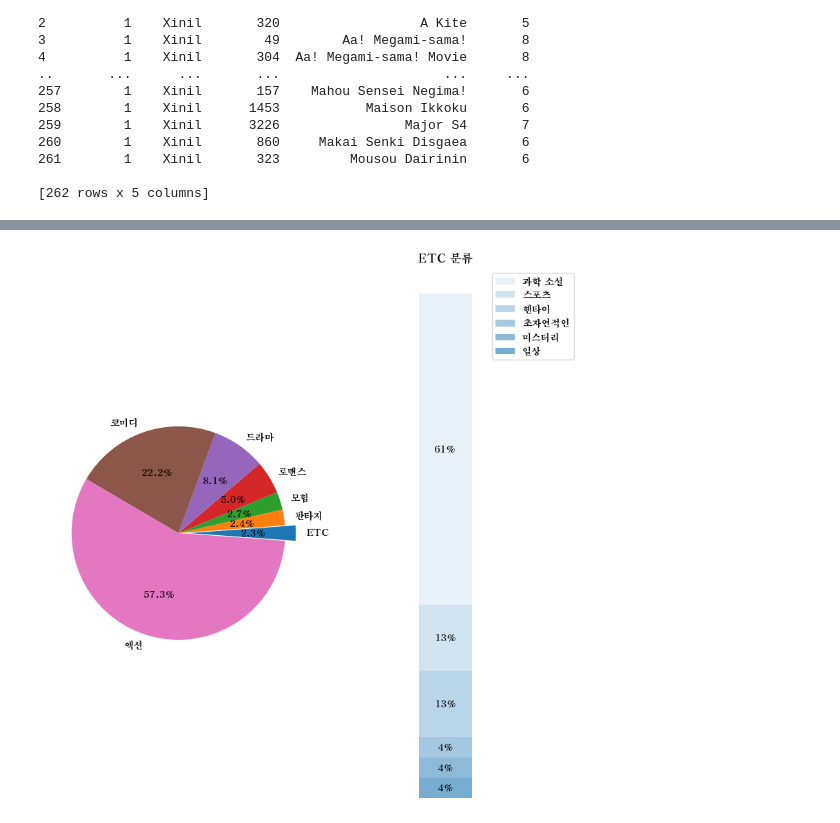
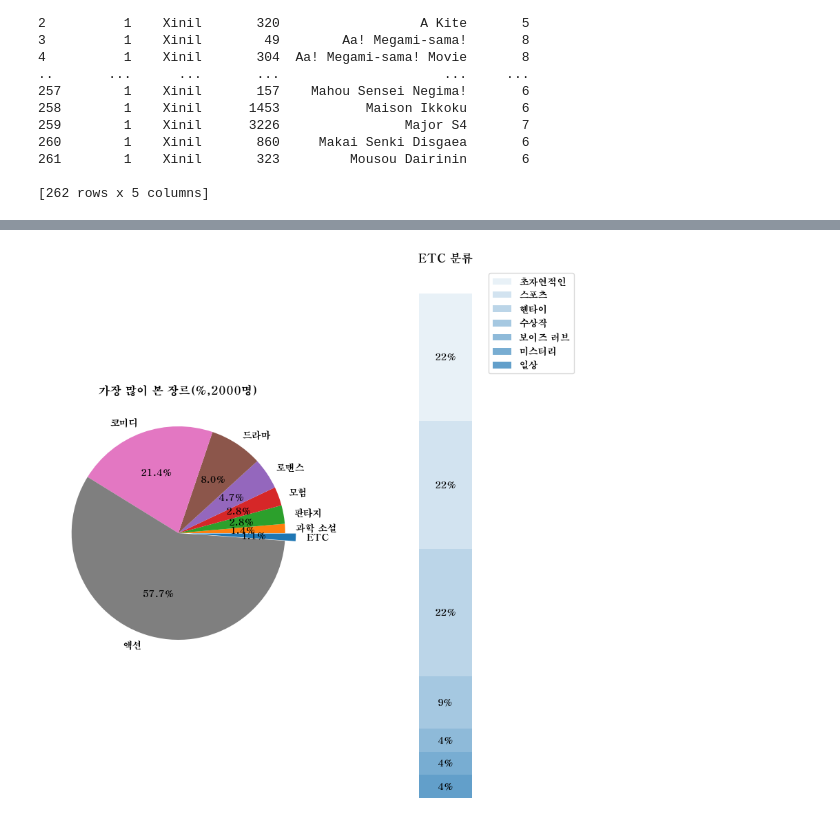
Before and after one commit to KDT-Pandas-Visualization-Project/Pandas_Matlab_Project, a Jupyter notebook: analysis(noah_3).ipynb, the cells around one changed output, grey strips where cells are left out. Cells and saved outputs as stored; diff of their text form; code cells hidden in the pictures.

```diff
--- a/analysis(noah_3).ipynb
+++ b/analysis(noah_3).ipynb
@@ -107,0 +99,4 @@ plt.show()
+# %%
+age_high=age_result.sort_values().tail(2)
+age_low=age_result.sort_values().head(4)
+age_high, age_low
@@ -107,0 +112,18 @@ plt.show()
+# %%
+plt.subplot(2,1,1)
+x=age_high.index
+y=age_high.values
+plt.barh(x,y,0.25, label=y)
+for i, value in enumerate(y):
+    plt.text(value - 2000, i, str(value), ha='center', va='center', color='w')
+
+plt.subplot(2,1,2)
+x=age_low.index
+y=age_low.values
+plt.barh(x,y,0.25, label=y)
+for i, value in enumerate(y):
+    if i!=3 : plt.text(value + 10, i, str(value), ha='center', va='center', color='k')
+    else :  plt.text(value - 10, i, str(value), ha='center', va='center', color='w')
+
+
+plt.show()
@@ -127,11 +171,11 @@ print(d.user_score[d.user_score["Username"]==result["Username"][0]])
 [262 rows x 5 columns]
 # %%
 total_dict=dict()
-for idx in range(1000):
-    watched_anime_list=list(d.user_score[d.user_score["Username"]==result["Username"][idx]]["anime_id"]) # Xinil이 본 애니메이션 anime_id목록
+for idx in range(2000):
+    # 각 유저들이 본 애니메이션 anime_id목록
     genre_set=dict()
-    for i in watched_anime_list :
-        watched_genre = list(d.anime[["anime_id","Genres","Rating"]][d.anime["anime_id"]==i]["Genres"].str.split(", "))
+    for i in tuple(d.user_score[d.user_score["Username"]==result["Username"][idx]]["anime_id"]) :
+        watched_genre = tuple(d.anime[["anime_id","Genres","Rating"]][d.anime["anime_id"]==i]["Genres"].str.split(", "))
         for j in watched_genre[0]:
             if j not in genre_set :
                 genre_set.setdefault(j ,1)
@@ -208,5 +274,6 @@ Name: count, dtype: float64
 # %%
 p0["ETC"]=0.023
 p0=p0.sort_values()
-p1=p0.tail(7)
-p2=round(p0/0.023,2).head(6)
+p1=p0.tail(8)
+p2=round(p0/0.023,2).head(7)
+p1,p2
@@ -220,37 +305,37 @@ fig.subplots_adjust(wspace=0)
 # pie chart parameters
 overall_ratios = list(p1.values)#[.27, .56, .17]
 labels = list(p1.index) #['Approve', 'Disapprove', 'Undecided']
-explode = [0.1, 0, 0, 0, 0, 0, 0]
+explode = [0.1, 0, 0, 0, 0, 0, 0,0]
 # rotate so that first wedge is split by the x-axis
 angle = -180 * overall_ratios[0]
 wedges, *_ = ax1.pie(overall_ratios, autopct='%1.1f%%', startangle=angle,
                      labels=labels, explode=explode)
-
+ax1.set_title("가장 많이 본 장르(%,2000명)")
 # bar chart parameters
 age_ratios = list(p2.values)  #[.33, .54, .07, .06]
 age_labels = list(p2.index)  #['Under 35', '35-49', '50-65', 'Over 65']
 bottom = 1
 width = .2
 
 # Adding from the top matches the legend.
 for j, (height, label) in enumerate(reversed([*zip(age_ratios, age_labels)])):
     bottom -= height
     bc = ax2.bar(0, height, width, bottom=bottom, color='C0', label=label,
                  alpha=0.1 + 0.1 * j)
     ax2.bar_label(bc, labels=[f"{height:.0%}"], label_type='center')
 
 ax2.set_title('ETC 분류')
 ax2.legend()
 ax2.axis('off')
 ax2.set_xlim(- 2.5 * width, 2.5 * width)
 
 # use ConnectionPatch to draw lines between the two plots
 theta1, theta2 = wedges[0].theta1, wedges[0].theta2
 center, r = wedges[0].center, wedges[0].r
 bar_height = sum(age_ratios)
 
 
 
 plt.show()
 # %% [output]
-[figure, old version]
+[figure, new version]
```
Also changed, not shown: parts of 9 cells of this notebook, 5 other files.
